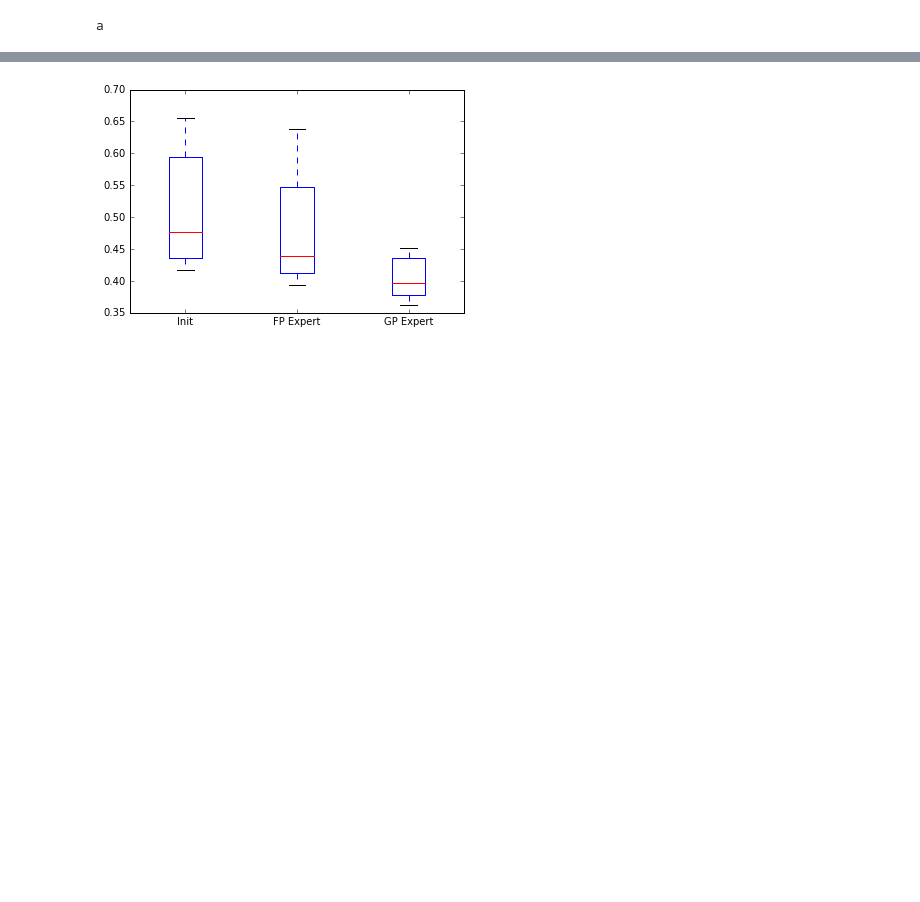
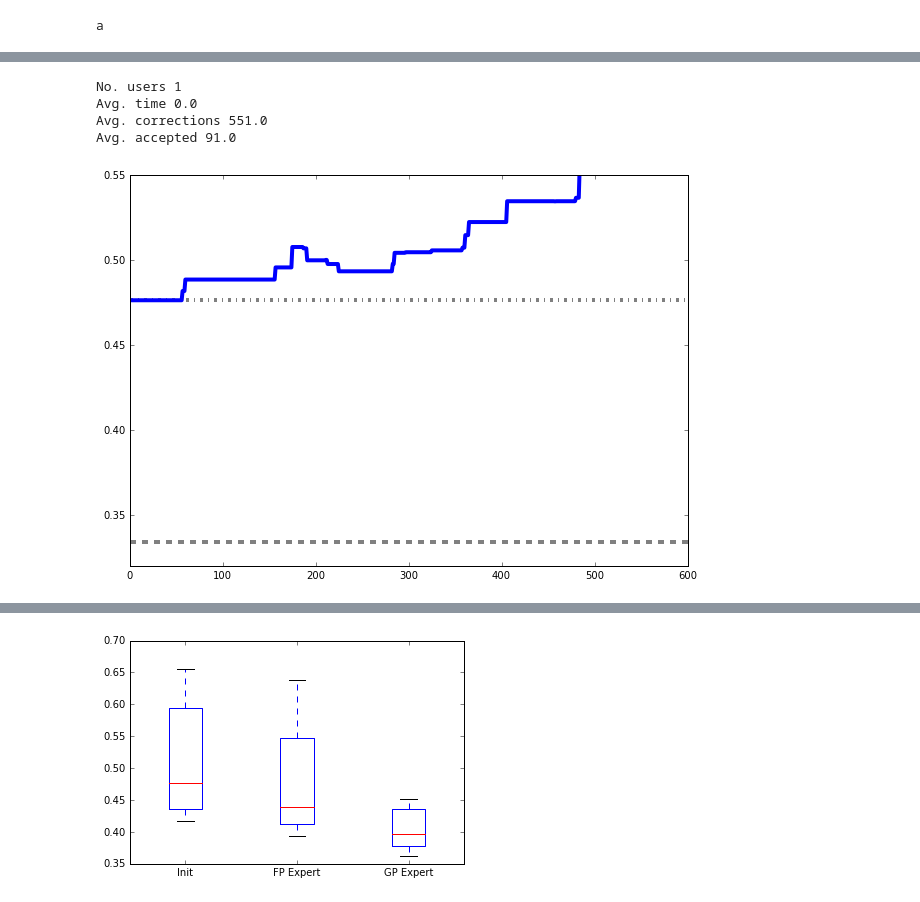
Before and after one commit to VCG/gp, a Jupyter notebook: ipy_test/LOAD_USER.ipynb, the cells around one changed output, grey strips where cells are left out. Saved outputs shown, nothing was run; the diff lists cells and outputs as text; code cells hidden in the pictures; blank space fills up the shorter version.

```diff
--- a/ipy_test/LOAD_USER.ipynb
+++ b/ipy_test/LOAD_USER.ipynb
@@ -84,0 +97,8 @@ Avg. accepted 90.0
+# %%
+auto95_fp_vi_per_slice, auto95_fp_merge_vis, auto95_fp_split_vis = gp.Stats.analyze_users(['auto95FP'], gold, rhoana)
+# %% [output]
+No. users 1
+Avg. time 0.0
+Avg. corrections 551.0
+Avg. accepted 91.0
+[figure, added]
```
Also changed, not shown: parts of 43 cells of this notebook, 15 other files.
